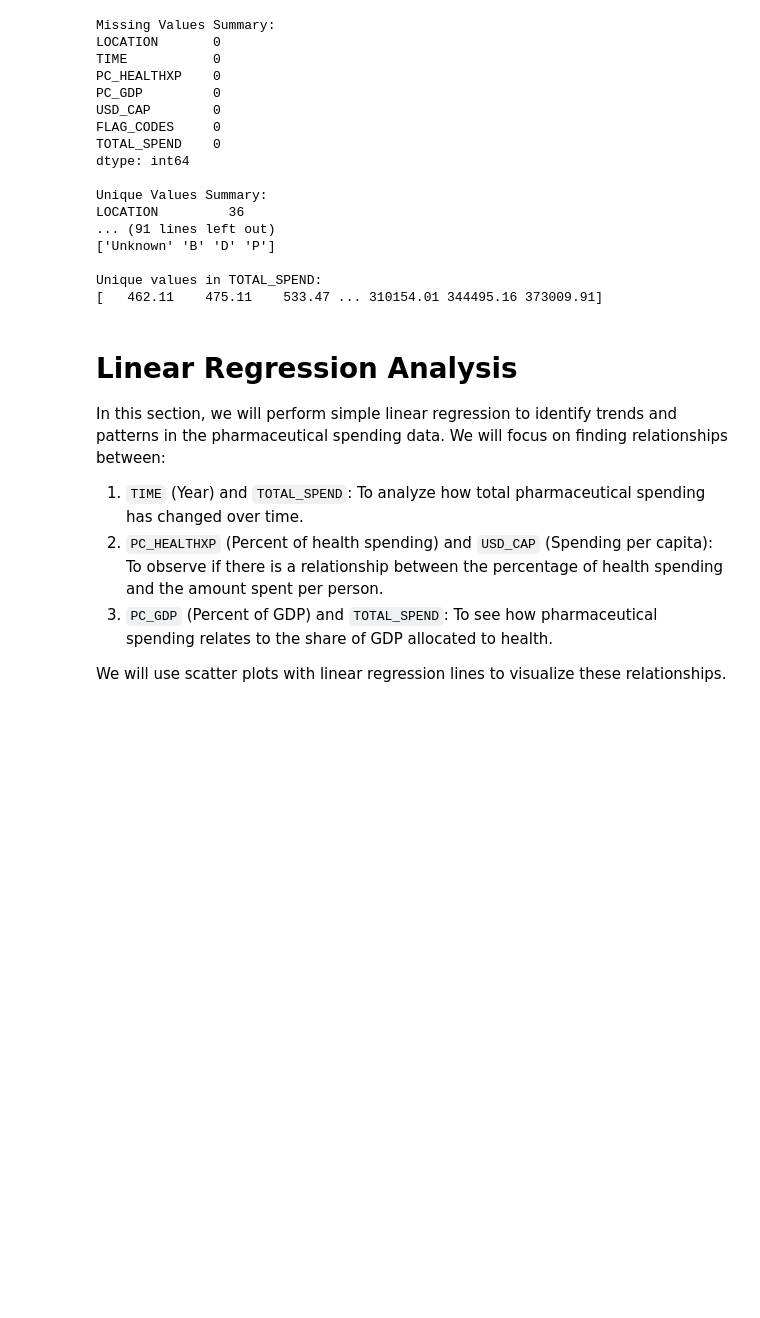
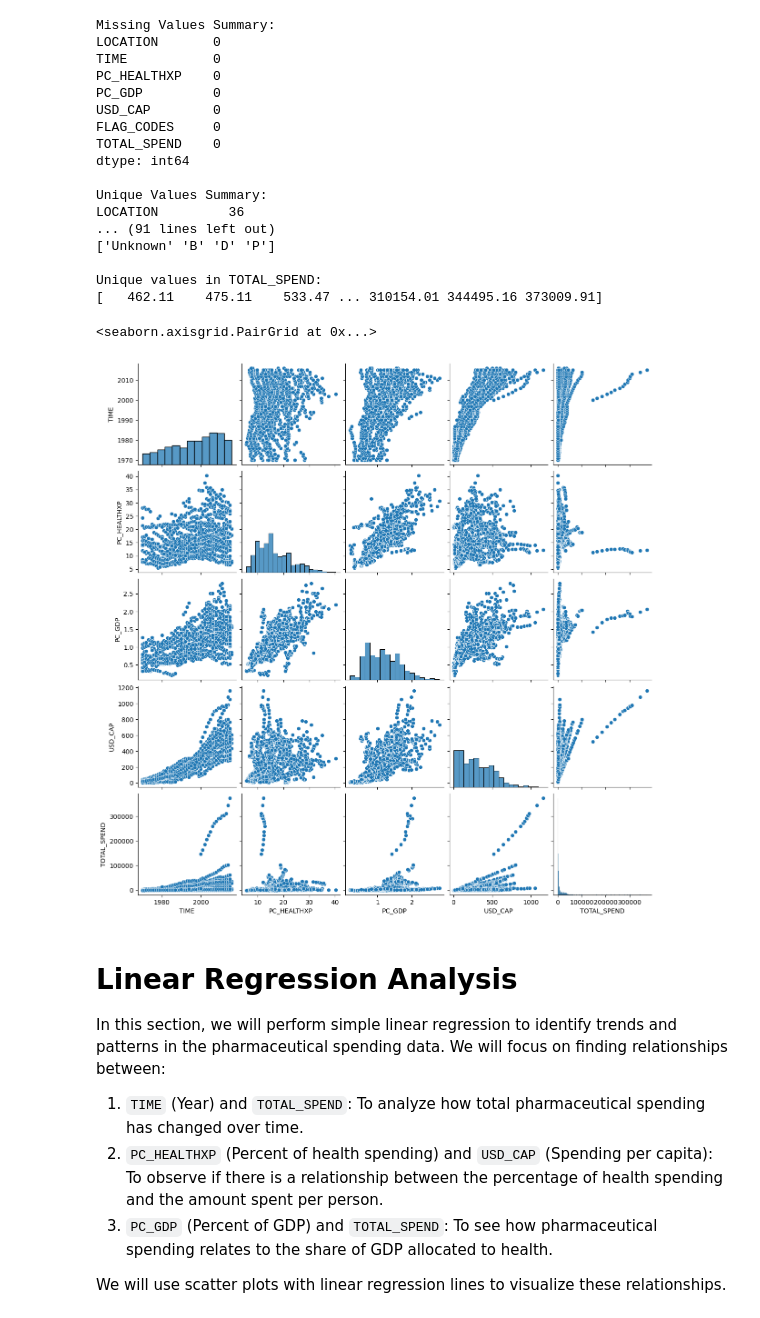
Before and after one commit to DmytroBolokhonov/team_project, a Jupyter notebook: experiments/Linear_regression_model_on_3_methods.ipynb, the cells around one changed output. Cells and saved outputs as stored; diff of their text form; code cells hidden in the pictures; blank space fills up the shorter version.

```diff
--- a/experiments/Linear_regression_model_on_3_methods.ipynb
+++ b/experiments/Linear_regression_model_on_3_methods.ipynb
@@ -53,10 +53,10 @@ warnings.simplefilter(action='ignore', category=FutureWarning)
 file_path = 'data/raw/flat-ui__data-Fri Oct 18 2024.csv'
 
 # Load the raw dataset
-raw_df = pd.read_csv('data/raw/flat-ui__data-Fri Oct 18 2024.csv')
+raw_df = pd.read_csv('../data/raw/flat-ui__data-Fri Oct 18 2024.csv')
 
 # Save the original raw dataset to a standard location
-raw_df.to_csv('data/raw/raw_dataset.csv', index=False)
+raw_df.to_csv('../data/raw/raw_dataset.csv', index=False)
 
 # Display the first few rows of the DataFrame
 raw_df.head()
@@ -169,3 +169,11 @@ processed_df.to_csv('data/processed/processed_dataset.csv', index=False)
+# %%
+# check the coorelation of each variable by using pairwise plot.
+import seaborn as sns
+
+sns.pairplot(processed_df)
+# %% [output]
+<seaborn.axisgrid.PairGrid at 0x...>
+[figure, added]
 # %% [markdown]
 # Linear Regression Analysis
 
```
Also changed, not shown: parts of 16 cells of this notebook.
